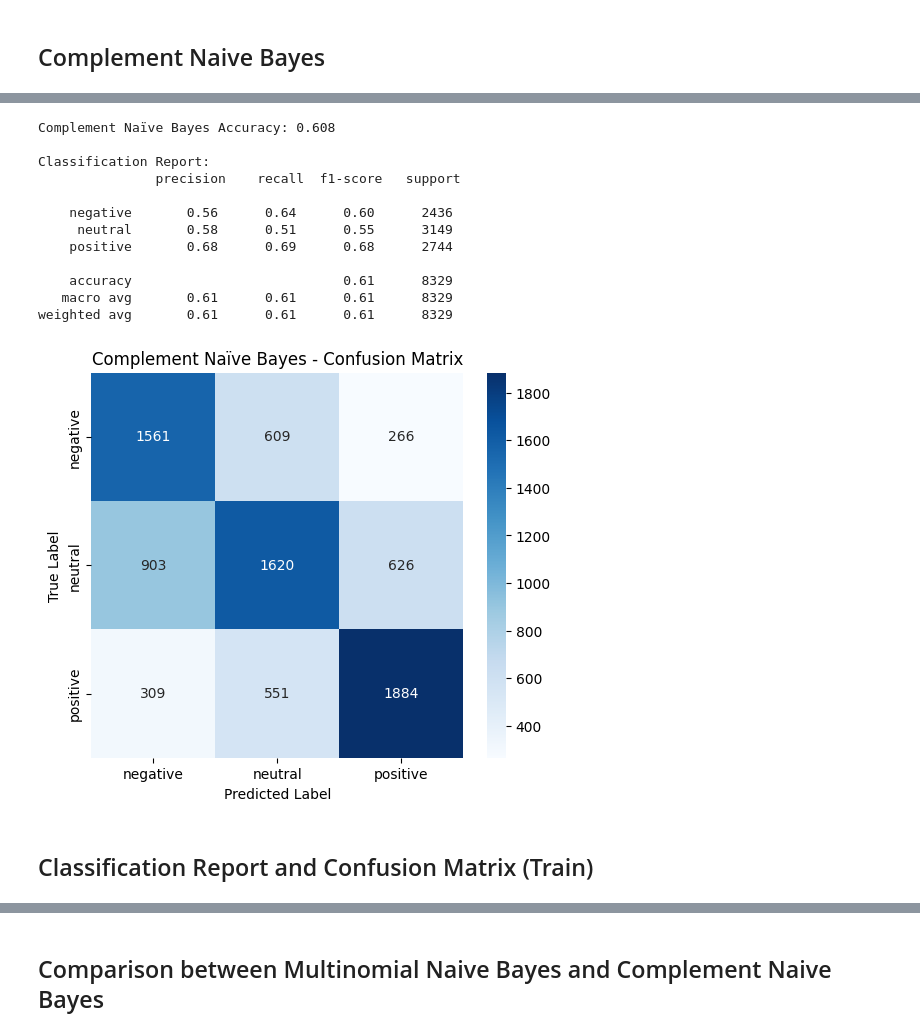
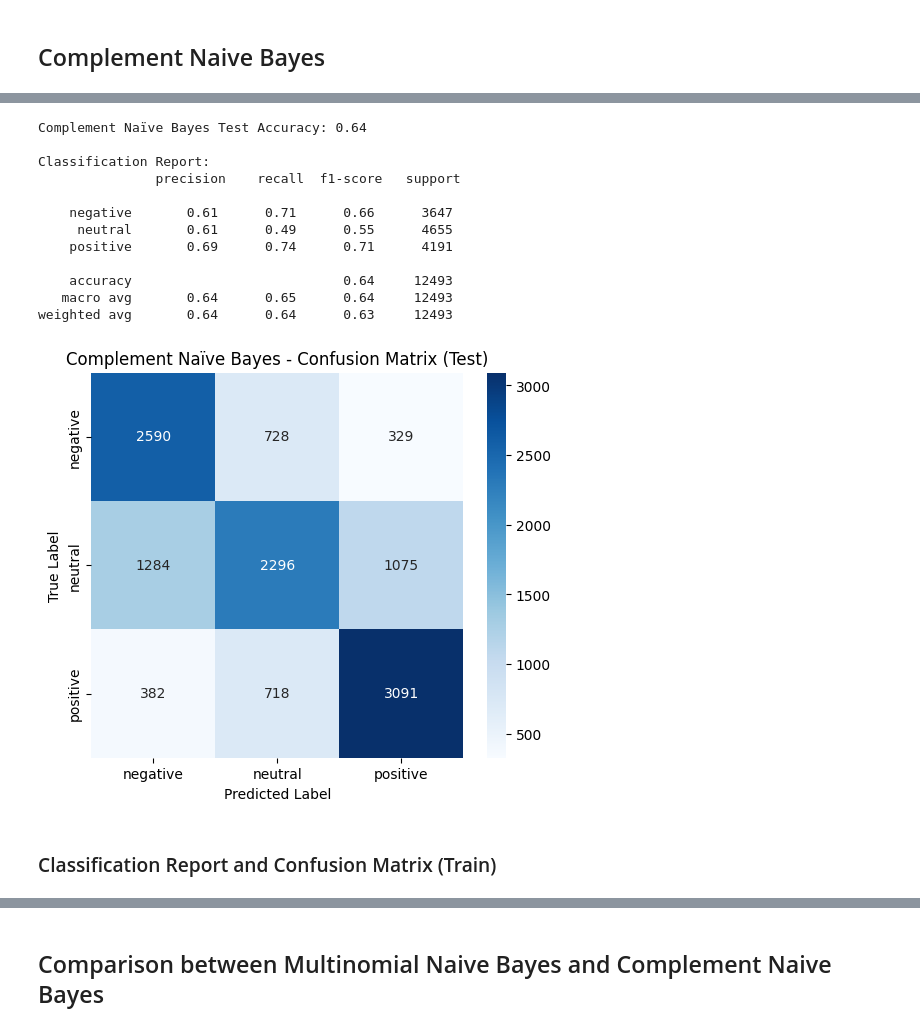
Before and after one commit to Axelxqy/Sentiment_Analysis, a Jupyter notebook: Sentiment_Analysis.ipynb, the cells around one changed output, grey strips where cells are left out. Saved outputs shown, nothing was run; the diff lists cells and outputs as text; code cells hidden in the pictures.

```diff
--- a/Sentiment_Analysis.ipynb
+++ b/Sentiment_Analysis.ipynb
@@ -352,16 +352,16 @@ def remove_metadata(lines):
     return new_lines
 # %%
 # Split Data into Training & Testing Sets
-X_train, X_test, Y_train, Y_test = train_test_split(df['text'], df['sentiment'], test_size=0.2, random_state=42)
+X_train, X_test, Y_train, Y_test = train_test_split(df['text'], df['sentiment'], test_size=0.3, random_state=42)
 # %%
 # Convert text value into string
 X_train = X_train.fillna("").astype(str)
 X_test = X_test.fillna("").astype(str)
 
-vectorizer = TfidfVectorizer(max_features=1000, ngram_range=(1,2))
+vectorizer = TfidfVectorizer(max_features=5000)
 X_train_vec = vectorizer.fit_transform(X_train)
 X_test_vec = vectorizer.transform(X_test)
 # Train Naïve Bayes Model
-clf = MultinomialNB(alpha=3.0)
+clf = MultinomialNB()
 clf.fit(X_train_vec, Y_train)
 # %% [output]
@@ -442,39 +447,36 @@ weighted avg       0.65      0.63      0.63     33314
 # %%
-clf_cnb = ComplementNB()
-clf_cnb.fit(X_train_vec, Y_train)  # Train on training data
-
 # Predict on test data
 Y_predict_cnb = clf_cnb.predict(X_test_vec)
 
 # Evaluate model
-accuracy_cnb = accuracy_score(Y_test, Y_predict_cnb)
-report_cnb = classification_report(Y_test, Y_predict_cnb)
-cm_cnb = confusion_matrix(Y_test, Y_predict_cnb)
+accuracy_test_cnb = accuracy_score(Y_test, Y_predict_cnb)
+report_test_cnb = classification_report(Y_test, Y_predict_cnb)
+cm_test_cnb = confusion_matrix(Y_test, Y_predict_cnb)
 
-print(f"Complement Naïve Bayes Accuracy: {accuracy_cnb:.3f}")
-print("\nClassification Report:\n", report_cnb)
+print(f"Complement Naïve Bayes Test Accuracy: {accuracy_test_cnb:.2f}")
+print("\nClassification Report:\n", report_test_cnb)
 
 plt.figure(figsize=(6, 5))
-sns.heatmap(cm_cnb, annot=True, fmt='d', cmap='Blues', xticklabels=np.unique(Y_test), yticklabels=np.unique(Y_test))
+sns.heatmap(cm_test_cnb, annot=True, fmt='d', cmap='Blues', xticklabels=np.unique(Y_test), yticklabels=np.unique(Y_test))
 plt.xlabel("Predicted Label")
 plt.ylabel("True Label")
-plt.title("Complement Naïve Bayes - Confusion Matrix")
+plt.title("Complement Naïve Bayes - Confusion Matrix (Test)")
 plt.show()
 # %% [output]
-Complement Naïve Bayes Accuracy: 0.608
+Complement Naïve Bayes Test Accuracy: 0.64
 
 Classification Report:
                precision    recall  f1-score   support
 
-    negative       0.56      0.64      0.60      2436
-     neutral       0.58      0.51      0.55      3149
-    positive       0.68      0.69      0.68      2744
+    negative       0.61      0.71      0.66      3647
+     neutral       0.61      0.49      0.55      4655
+    positive       0.69      0.74      0.71      4191
 
-    accuracy                           0.61      8329
-   macro avg       0.61      0.61      0.61      8329
-weighted avg       0.61      0.61      0.61      8329
+    accuracy                           0.64     12493
+   macro avg       0.64      0.65      0.64     12493
+weighted avg       0.64      0.64      0.63     12493
-[figure, old version]
+[figure, new version]
 # %% [markdown]
-## Classification Report and Confusion Matrix (Train)
+### Classification Report and Confusion Matrix (Train)
 # %%
 clf_cnb = ComplementNB()
```
Also changed, not shown: parts of 9 cells of this notebook.
